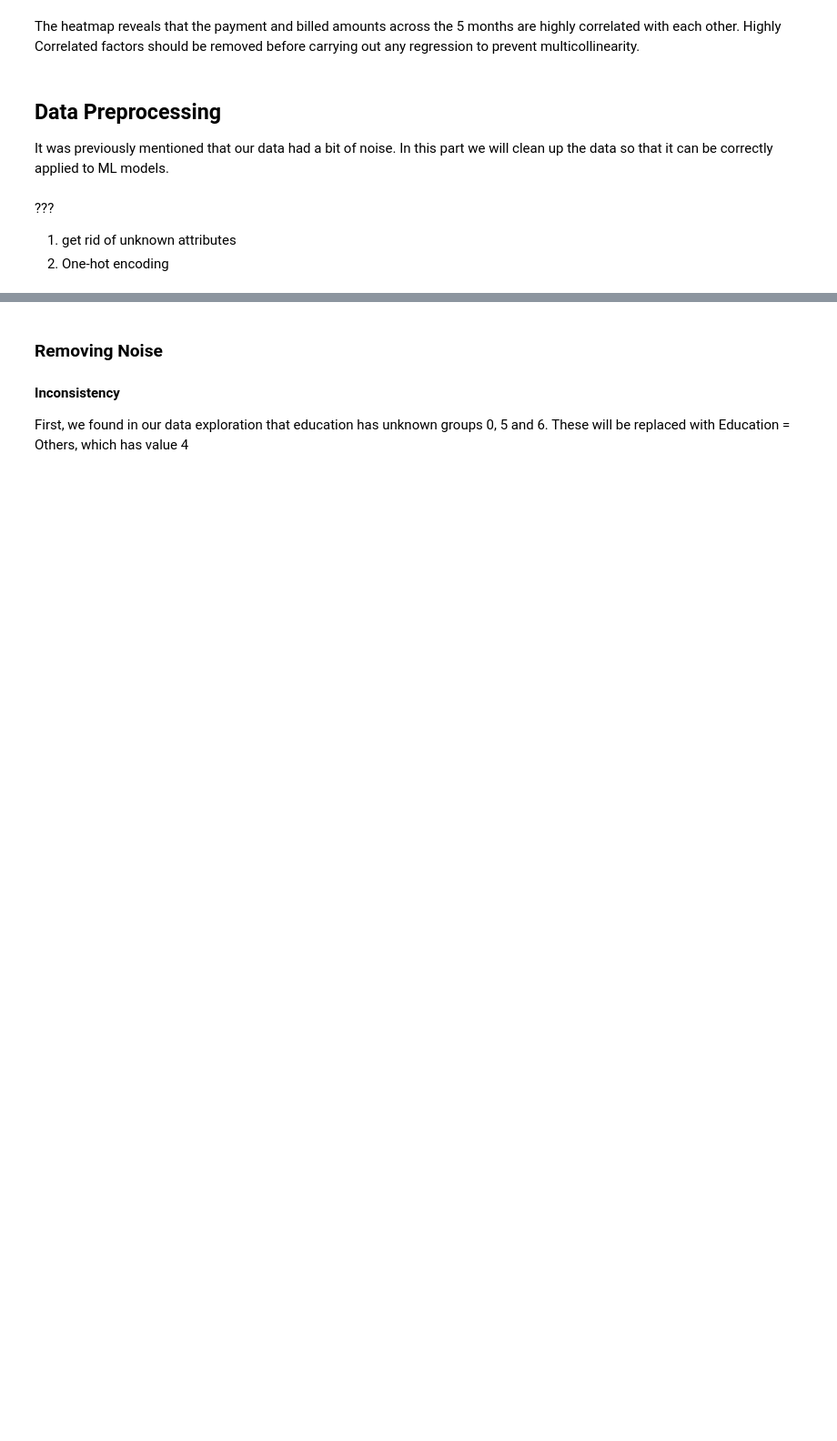
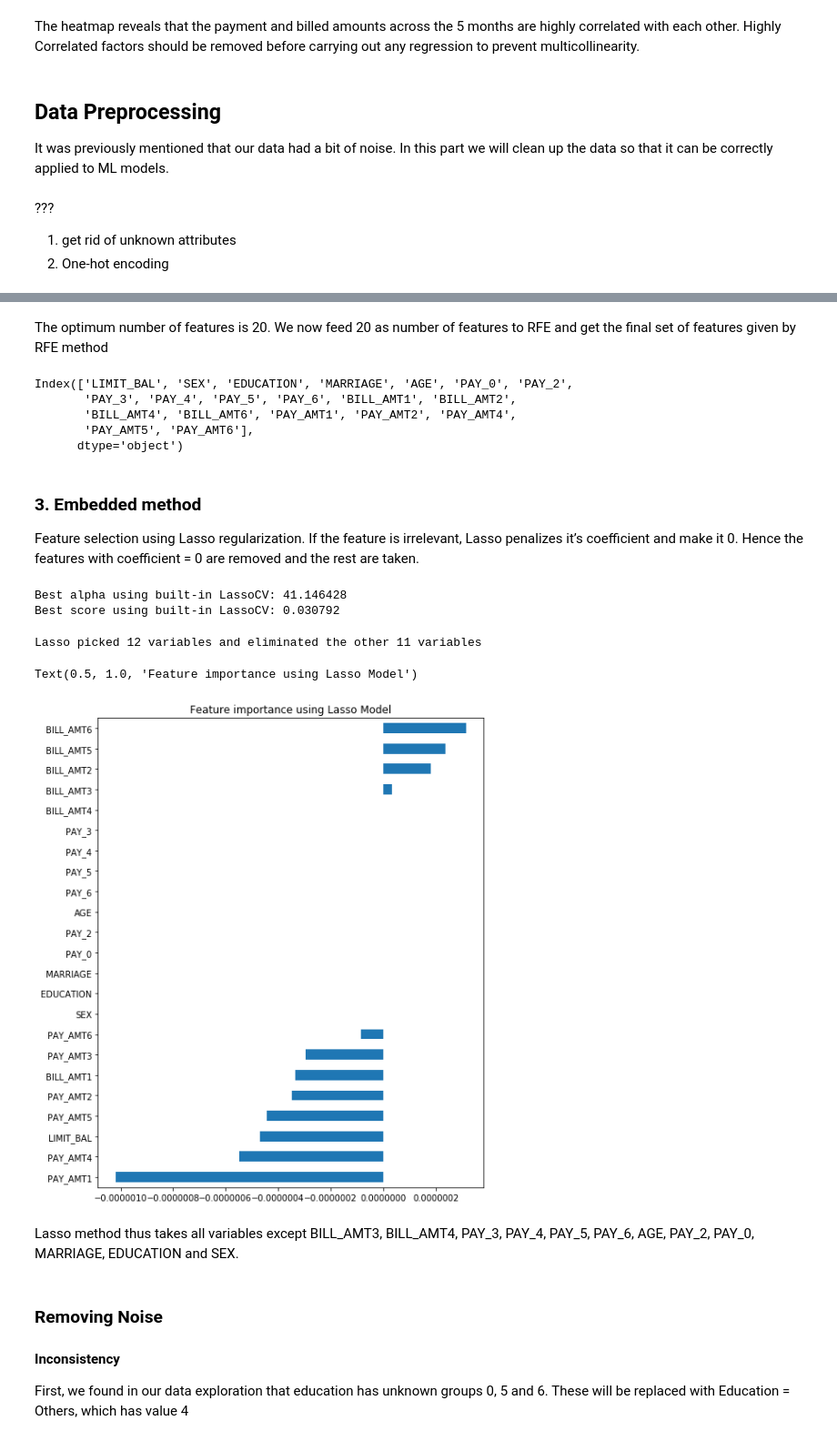
Before and after one commit to reonho/Default-Detection, a Jupyter notebook: BT2101_Default.ipynb, the cells around one changed output, grey strips where cells are left out. Shown: that part at 91% size. Drawn from its saved outputs; the diff is of its cells as text; code cells hidden in the pictures; blank space fills up the shorter version.

```diff
--- a/BT2101_Default.ipynb
+++ b/BT2101_Default.ipynb
@@ -402,0 +466,8 @@ It was previously mentioned that our data had a bit of noise. In this part we wi
+# %%
+#Adding constant column of ones, mandatory for sm.OLS model
+X = df.drop("Y",1)   #Feature Matrix
+y = df["Y"]          #Target Variable
+X_1 = sm.add_constant(X)
+#Fitting sm.OLS model
+model = sm.OLS(y,X_1).fit()
+model.pvalues
@@ -403,3 +543,50 @@ It was previously mentioned that our data had a bit of noise. In this part we wi
+# %% [markdown]
+The optimum number of features is 20. We now feed 20 as number of features to RFE and get the final set of features given by RFE method
+# %%
+cols = list(X.columns)
+model = LinearRegression()
+#Initializing RFE model
+rfe = RFE(model, 20)
+#Transforming data using RFE
+X_rfe = rfe.fit_transform(X,y)
+#Fitting the data to model
+model.fit(X_rfe,y)
+temp = pd.Series(rfe.support_,index = cols)
+selected_features_rfe = temp[temp==True].index
+print(selected_features_rfe)
+# %% [output]
+Index(['LIMIT_BAL', 'SEX', 'EDUCATION', 'MARRIAGE', 'AGE', 'PAY_0', 'PAY_2',
+       'PAY_3', 'PAY_4', 'PAY_5', 'PAY_6', 'BILL_AMT1', 'BILL_AMT2',
+       'BILL_AMT4', 'BILL_AMT6', 'PAY_AMT1', 'PAY_AMT2', 'PAY_AMT4',
+       'PAY_AMT5', 'PAY_AMT6'],
+      dtype='object')
+# %% [markdown]
+### 3. Embedded method
+Feature selection using Lasso regularization. If the feature is irrelevant, Lasso penalizes it’s coefficient and make it 0. Hence the features with coefficient = 0 are removed and the rest are taken.
+# %%
+reg = LassoCV()
+reg.fit(X, y)
+print("Best alpha using built-in LassoCV: %f" % reg.alpha_)
+print("Best score using built-in LassoCV: %f" %reg.score(X,y))
+coef = pd.Series(reg.coef_, index = X.columns)
+# %% [output]
+Best alpha using built-in LassoCV: 41.146428
+Best score using built-in LassoCV: 0.030792
+# %%
+print("Lasso picked " + str(sum(coef != 0)) + " variables and eliminated the other " +  str(sum(coef == 0)) + " variables")
+# %% [output]
+Lasso picked 12 variables and eliminated the other 11 variables
+# %%
+imp_coef = coef.sort_values()
+import matplotlib
+matplotlib.rcParams['figure.figsize'] = (8.0, 10.0)
+imp_coef.plot(kind = "barh")
+plt.title("Feature importance using Lasso Model")
+# %% [output]
+Text(0.5, 1.0, 'Feature importance using Lasso Model')
+[figure, added]
+# %% [markdown]
+Lasso method thus takes all variables except BILL_AMT3, BILL_AMT4, PAY_3, PAY_4, PAY_5, PAY_6, AGE, PAY_2, PAY_0, MARRIAGE, EDUCATION and SEX.
 # %% [markdown]
 ### Removing Noise
 #### Inconsistency
```
Also changed, not shown: parts of 78 cells of this notebook.
